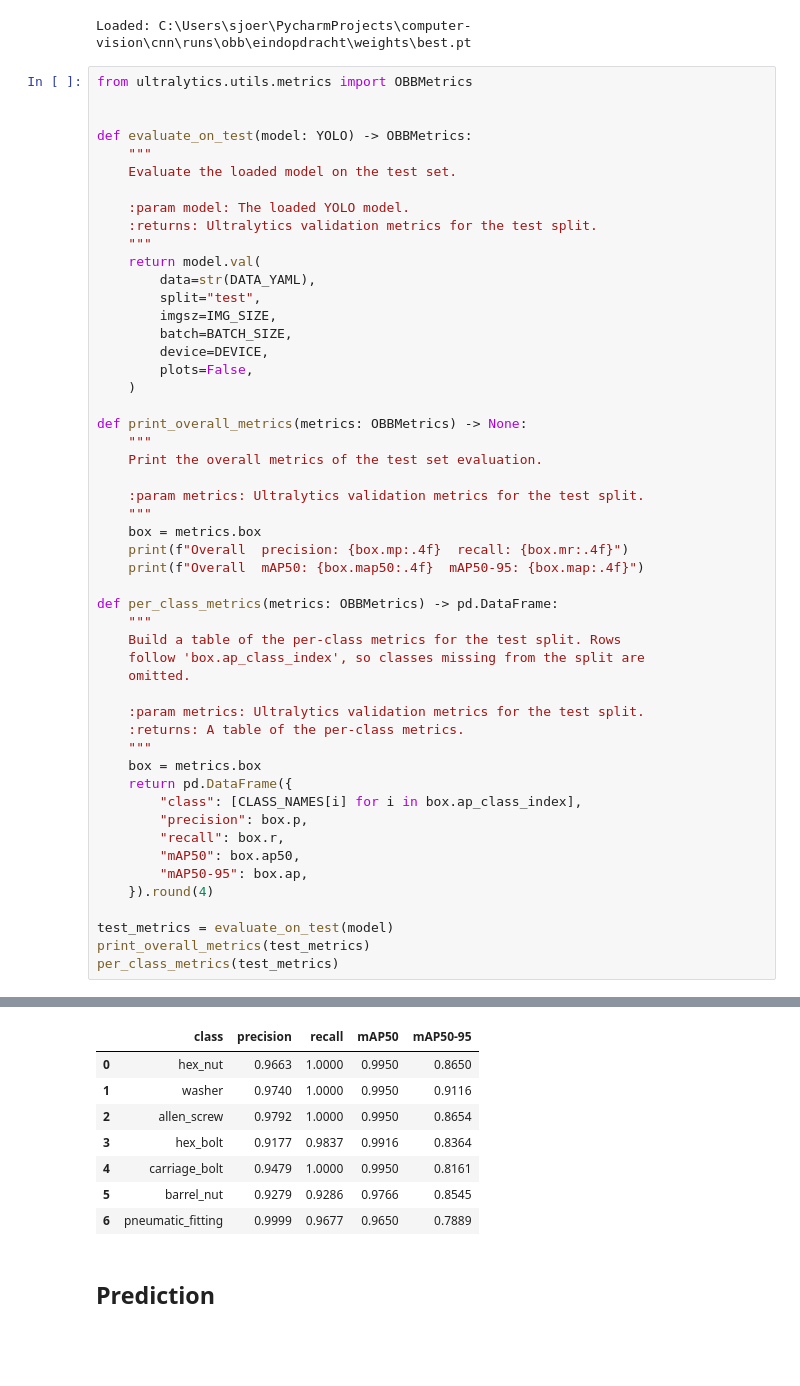
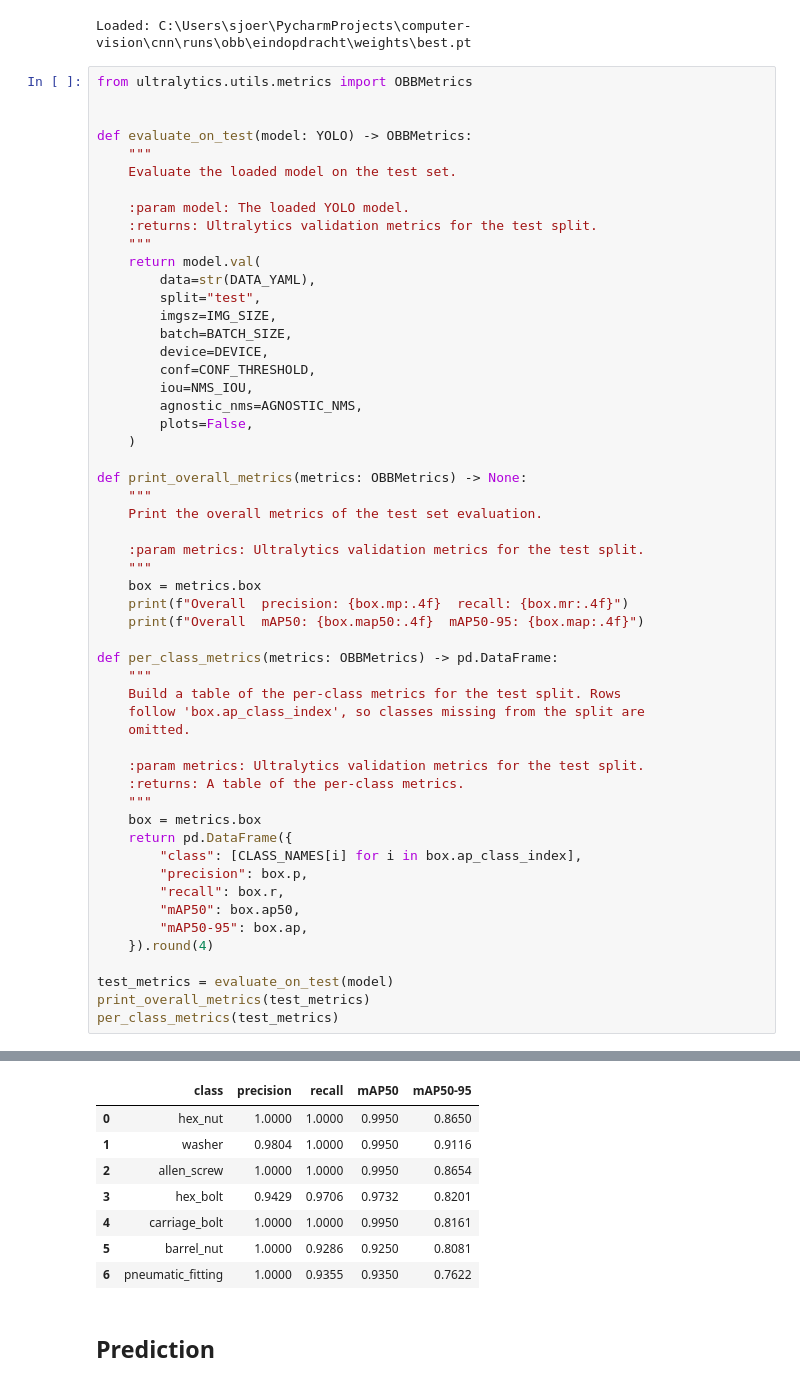
Before and after one commit to kaindlkaindl/computer-vision, a Jupyter notebook: cnn/eindopdracht_cnn.ipynb, the cells around one changed output, grey strips where cells are left out. Saved outputs shown, nothing was run; the diff lists cells and outputs as text; blank space fills up the shorter version.

```diff
--- a/cnn/eindopdracht_cnn.ipynb
+++ b/cnn/eindopdracht_cnn.ipynb
@@ -240,6 +240,9 @@ def evaluate_on_test(model: YOLO) -> OBBMetrics:
         imgsz=IMG_SIZE,
         batch=BATCH_SIZE,
         device=DEVICE,
+        conf=CONF_THRESHOLD,
+        iou=NMS_IOU,
+        agnostic_nms=AGNOSTIC_NMS,
         plots=False,
     )
 
@@ -294,11 +297,11 @@ Overall  mAP50: 0.9876  mAP50-95: 0.8483
 |  | class | precision | recall | mAP50 | mAP50-95 |
-| 0 | hex_nut | 0.9663 | 1.0000 | 0.9950 | 0.8650 |
-| 1 | washer | 0.9740 | 1.0000 | 0.9950 | 0.9116 |
-| 2 | allen_screw | 0.9792 | 1.0000 | 0.9950 | 0.8654 |
-| 3 | hex_bolt | 0.9177 | 0.9837 | 0.9916 | 0.8364 |
-| 4 | carriage_bolt | 0.9479 | 1.0000 | 0.9950 | 0.8161 |
-| 5 | barrel_nut | 0.9279 | 0.9286 | 0.9766 | 0.8545 |
-| 6 | pneumatic_fitting | 0.9999 | 0.9677 | 0.9650 | 0.7889 |
+| 0 | hex_nut | 1.0000 | 1.0000 | 0.9950 | 0.8650 |
+| 1 | washer | 0.9804 | 1.0000 | 0.9950 | 0.9116 |
+| 2 | allen_screw | 1.0000 | 1.0000 | 0.9950 | 0.8654 |
+| 3 | hex_bolt | 0.9429 | 0.9706 | 0.9732 | 0.8201 |
+| 4 | carriage_bolt | 1.0000 | 1.0000 | 0.9950 | 0.8161 |
+| 5 | barrel_nut | 1.0000 | 0.9286 | 0.9250 | 0.8081 |
+| 6 | pneumatic_fitting | 1.0000 | 0.9355 | 0.9350 | 0.7622 |
 # %% [markdown]
 ## Prediction
 # %%
```
Also changed, not shown: parts of 1 cell of this notebook, 13 other files.
